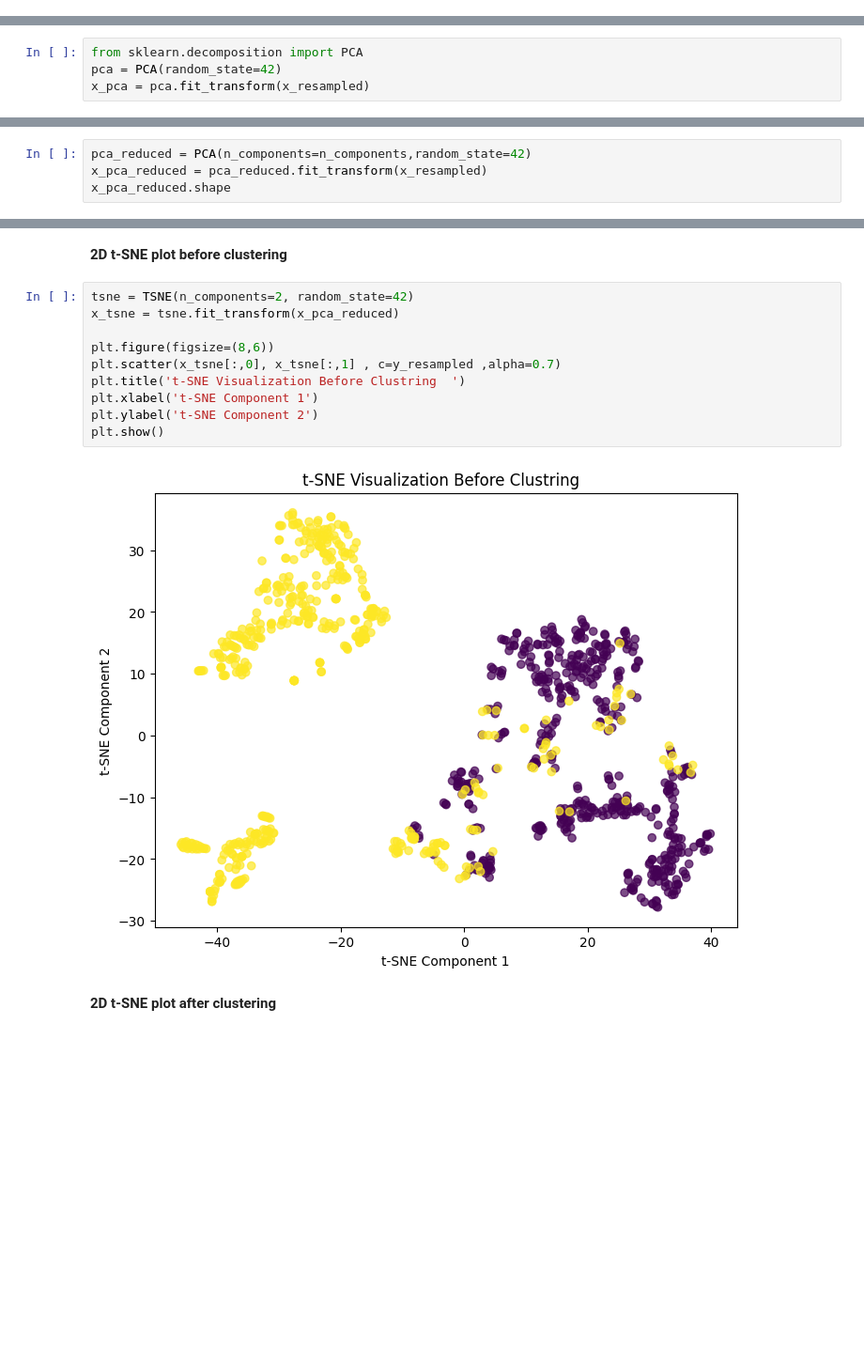
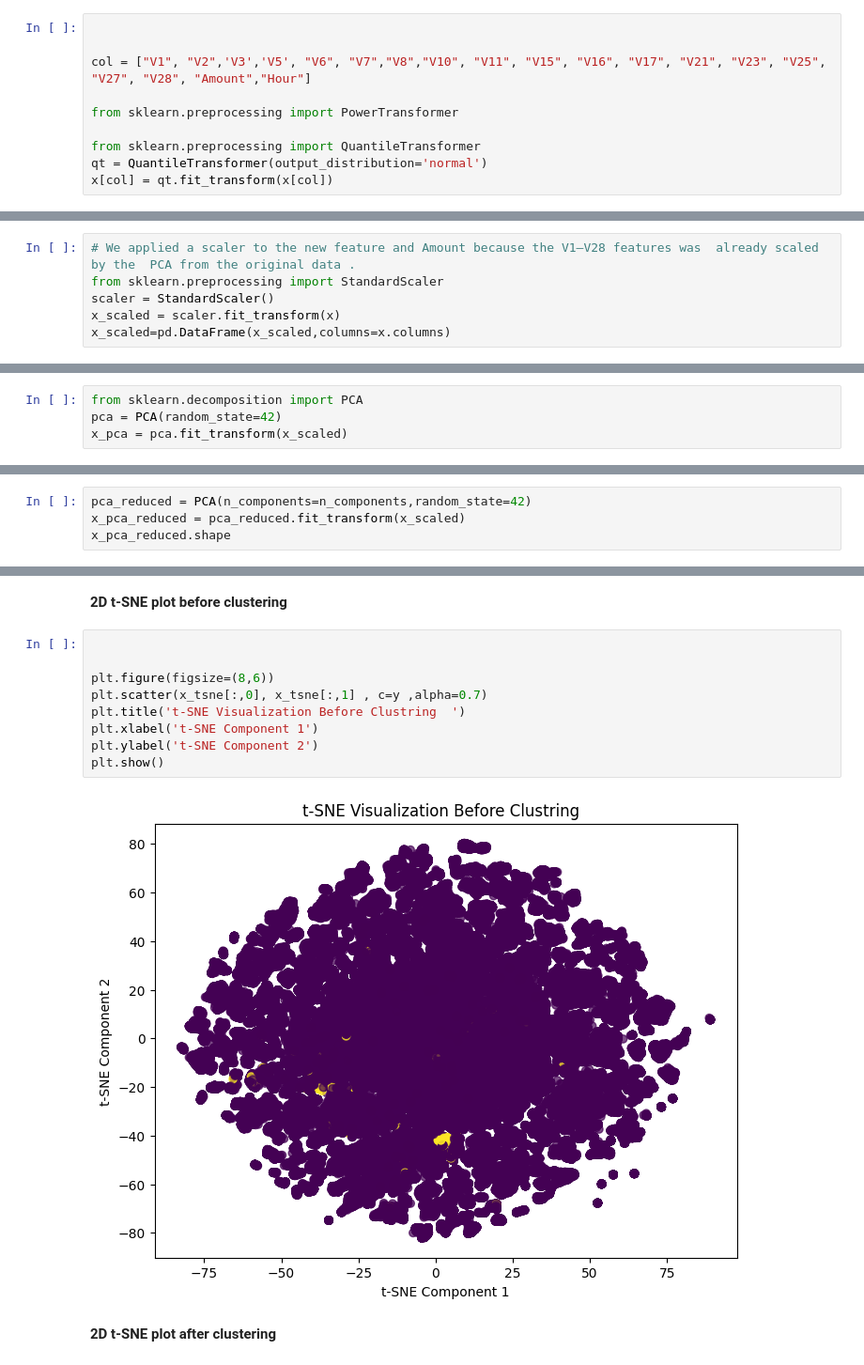
Before and after one commit to Naseem-Ananzeh/Ml2_Final_Project, a Jupyter notebook: Final_Project_ML2_Credit_Card.ipynb, the cells around one changed output, grey strips where cells are left out. Shown at 94% size. Cells and saved outputs as stored; diff of their text form; blank space fills up the shorter version.

```diff
--- a/Final_Project_ML2_Credit_Card.ipynb
+++ b/Final_Project_ML2_Credit_Card.ipynb
@@ -171,0 +93,10 @@ plt.show()
+# %%
+
+
+col = ["V1", "V2",'V3','V5', "V6", "V7","V8","V10", "V11", "V15", "V16", "V17", "V21", "V23", "V25", "V27", "V28", "Amount","Hour"]
+
+from sklearn.preprocessing import PowerTransformer
+
+from sklearn.preprocessing import QuantileTransformer
+qt = QuantileTransformer(output_distribution='normal')
+x[col] = qt.fit_transform(x[col])
@@ -172 +109,7 @@ plt.show()
+# %%
+# We applied a scaler to the new feature and Amount because the V1–V28 features was  already scaled by the  PCA from the original data .
+from sklearn.preprocessing import StandardScaler
+scaler = StandardScaler()
+x_scaled = scaler.fit_transform(x)
+x_scaled=pd.DataFrame(x_scaled,columns=x.columns)
 # %%
@@ -212,7 +137,7 @@ After balancing the data, we obtained a better distribution plot that supports i
 # %%
 from sklearn.decomposition import PCA
 pca = PCA(random_state=42)
-x_pca = pca.fit_transform(x_resampled)
+x_pca = pca.fit_transform(x_scaled)
 # %%
 # Analyze explained variance
 explained_variance = pca.explained_variance_ratio_.round(3)
@@ -261,6 +186,6 @@ To preserve 90-95 % of the total variance in the dataset, 9 principal components
 ---
 # %%
 pca_reduced = PCA(n_components=n_components,random_state=42)
-x_pca_reduced = pca_reduced.fit_transform(x_resampled)
+x_pca_reduced = pca_reduced.fit_transform(x_scaled)
 x_pca_reduced.shape
 # %% [output]
@@ -304,17 +236,16 @@ plt.show()
 # %% [markdown]
 **2D t-SNE plot before clustering**
 # %%
-tsne = TSNE(n_components=2, random_state=42)
-x_tsne = tsne.fit_transform(x_pca_reduced)
+
 
 plt.figure(figsize=(8,6))
-plt.scatter(x_tsne[:,0], x_tsne[:,1] , c=y_resampled ,alpha=0.7)
+plt.scatter(x_tsne[:,0], x_tsne[:,1] , c=y ,alpha=0.7)
 plt.title('t-SNE Visualization Before Clustring  ')
 plt.xlabel('t-SNE Component 1')
 plt.ylabel('t-SNE Component 2')
 plt.show()
 # %% [output]
-[figure, old version]
+[figure, new version]
 # %% [markdown]
 **2D t-SNE plot after clustering**
 # %%
```
Also changed, not shown: parts of 64 cells of this notebook.
